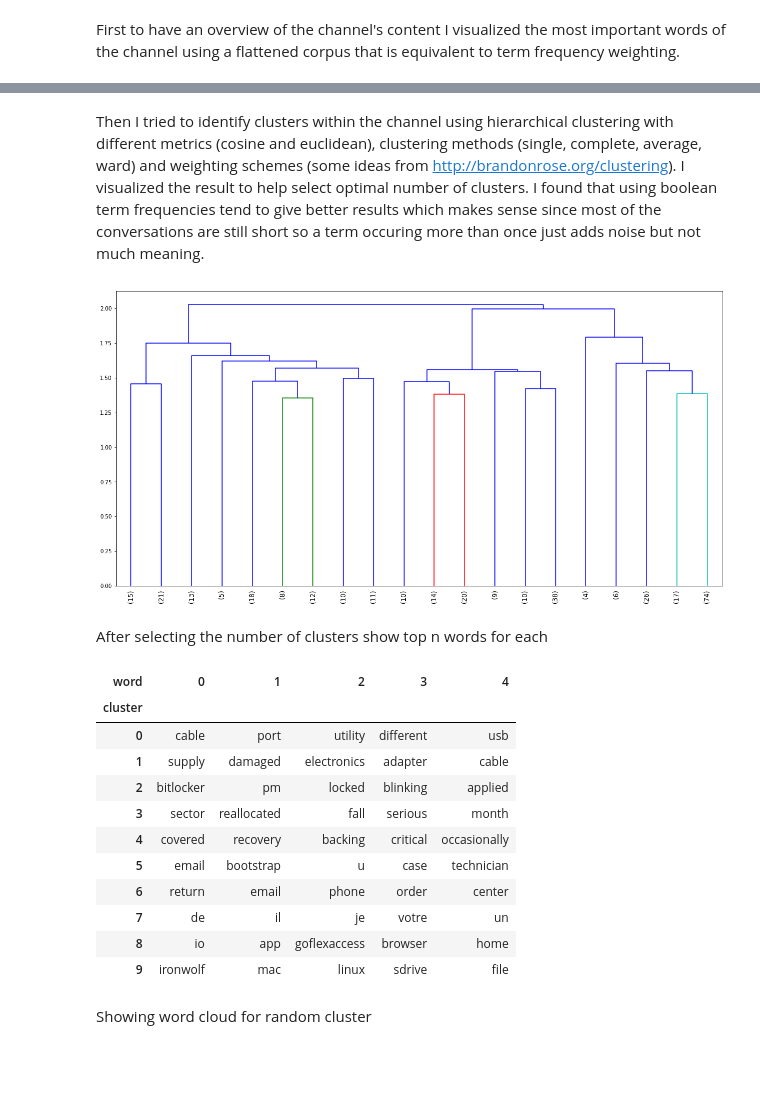
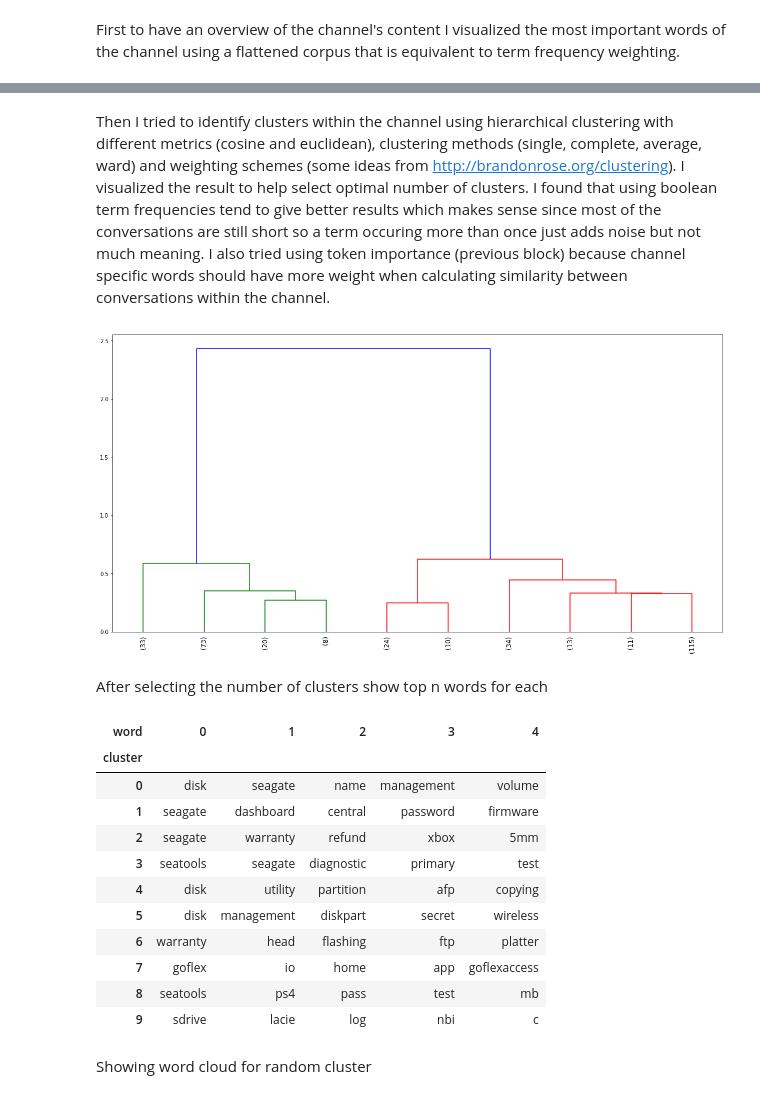
Before and after one commit to kingsharaman/Twitter-analysis, a Jupyter notebook: Twitter Customer Support Analysis (channel) v2.ipynb, the cells around one changed output, grey strips where cells are left out. Saved outputs shown, nothing was run; the diff lists cells and outputs as text; code cells hidden in the pictures; blank space fills up the shorter version.

Commit message:
Another weighting scheme

```diff
--- a/Twitter Customer Support Analysis (channel) v2.ipynb
+++ b/Twitter Customer Support Analysis (channel) v2.ipynb
@@ -147,28 +147,29 @@ plt.axis("off");
 # %% [markdown]
-Then I tried to identify clusters within the channel using hierarchical clustering with different metrics (cosine and euclidean), clustering methods (single, complete, average, ward) and weighting schemes (some ideas from http://brandonrose.org/clustering). I visualized the result to help select optimal number of clusters. I found that using boolean term frequencies tend to give better results which makes sense since most of the conversations are still short so a term occuring more than once just adds noise but not much meaning.
+Then I tried to identify clusters within the channel using hierarchical clustering with different metrics (cosine and euclidean), clustering methods (single, complete, average, ward) and weighting schemes (some ideas from http://brandonrose.org/clustering). I visualized the result to help select optimal number of clusters. I found that using boolean term frequencies tend to give better results which makes sense since most of the conversations are still short so a term occuring more than once just adds noise but not much meaning. I also tried using token importance (previous block) because channel specific words should have more weight when calculating similarity between conversations within the channel.
 # %%
 from gensim.matutils import corpus2dense
 from scipy.spatial.distance import pdist
 from scipy.cluster.hierarchy import dendrogram, linkage, ward
 
-weighted_corpus = TfidfModel(corpus, dictionary=dictionary, smartirs="btc")[corpus]
+# weighted_corpus = TfidfModel(corpus, dictionary=dictionary, smartirs="btc")[corpus]
+weighted_corpus = [[(token_id, token_imp[dictionary[token_id]]) for token_id, tf in doc if dictionary[token_id] in token_imp] for doc in corpus]
 
 dense_corpus = corpus2dense(weighted_corpus, len(dictionary)).T
 
-dist = pdist(dense_corpus, metric="cosine")
+dist = pdist(dense_corpus, metric="euclidean")
 
 Z = linkage(dist, "ward")
 
 plt.figure(figsize=(20, 10))
 dendrogram(
     Z,
     leaf_rotation=90.,
     leaf_font_size=12.,
     truncate_mode = "lastp",
-    p=20
+    p=10
 );
 # %% [output]
-[figure, old version]
+[figure, new version]
 # %% [markdown]
 After selecting the number of clusters show top n words for each
 # %%
@@ -205,16 +206,16 @@ df
 # %% [output]
 | word | 0 | 1 | 2 | 3 | 4 |
 | cluster |  |  |  |  |  |
-| 0 | cable | port | utility | different | usb |
-| 1 | supply | damaged | electronics | adapter | cable |
-| 2 | bitlocker | pm | locked | blinking | applied |
-| 3 | sector | reallocated | fall | serious | month |
-| 4 | covered | recovery | backing | critical | occasionally |
-| 5 | email | bootstrap | u | case | technician |
-| 6 | return | email | phone | order | center |
-| 7 | de | il | je | votre | un |
-| 8 | io | app | goflexaccess | browser | home |
-| 9 | ironwolf | mac | linux | sdrive | file |
+| 0 | disk | seagate | name | management | volume |
+| 1 | seagate | dashboard | central | password | firmware |
+| 2 | seagate | warranty | refund | xbox | 5mm |
+| 3 | seatools | seagate | diagnostic | primary | test |
+| 4 | disk | utility | partition | afp | copying |
+| 5 | disk | management | diskpart | secret | wireless |
+| 6 | warranty | head | flashing | ftp | platter |
+| 7 | goflex | io | home | app | goflexaccess |
+| 8 | seatools | ps4 | pass | test | mb |
+| 9 | sdrive | lacie | log | nbi | c |
 # %% [markdown]
 Showing word cloud for random cluster
 # %%
```
Also changed, not shown: parts of 4 cells of this notebook.
